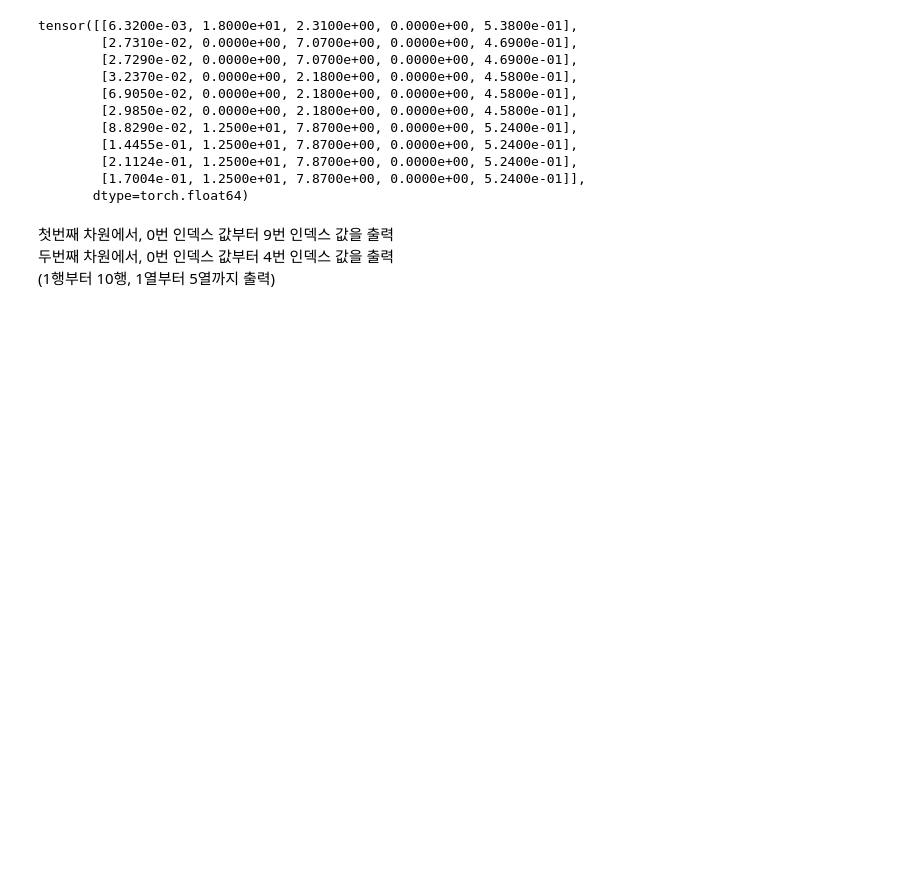
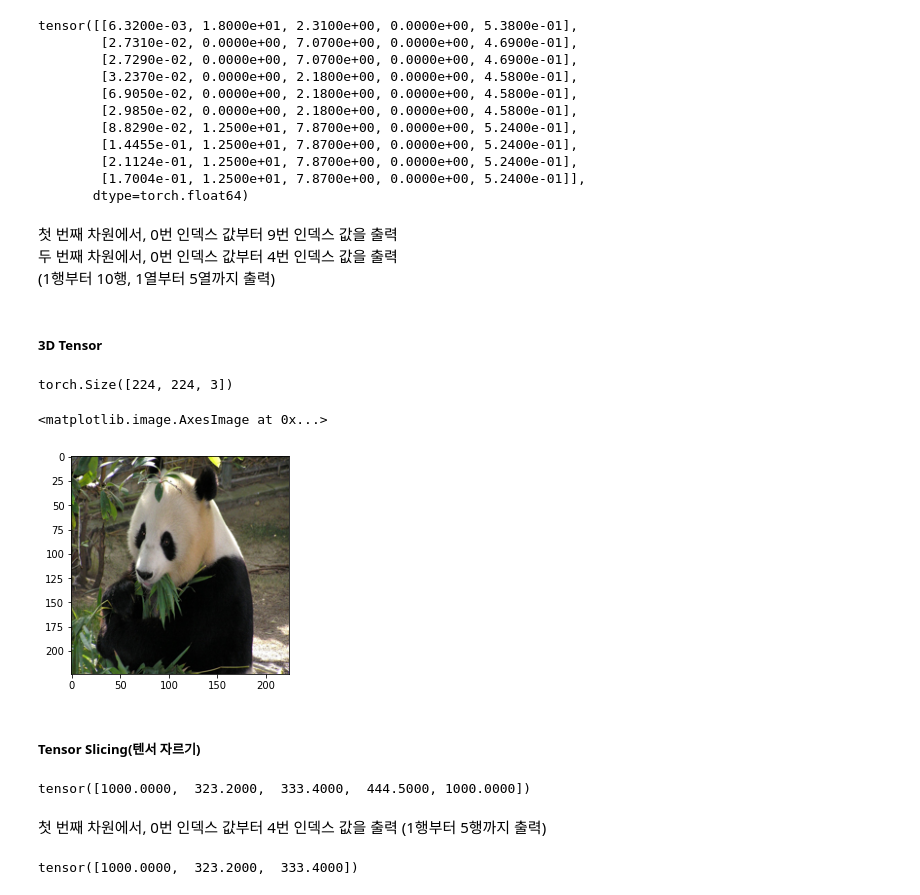
Before and after one commit to Hyyena/Study_DeepLearning_with_PyTorch, a Jupyter notebook: Chapter 02/2. Building Blocks of Neural Networks.ipynb, the cells around one changed output. Cells and saved outputs as stored; diff of their text form; code cells hidden in the pictures; blank space fills up the shorter version.

```diff
--- a/Chapter 02/2. Building Blocks of Neural Networks.ipynb
+++ b/Chapter 02/2. Building Blocks of Neural Networks.ipynb
@@ -88,6 +88,23 @@ tensor([[6.3200e-03, 1.8000e+01, 2.3100e+00, 0.0000e+00, 5.3800e-01],
         [1.7004e-01, 1.2500e+01, 7.8700e+00, 0.0000e+00, 5.2400e-01]],
        dtype=torch.float64)
 # %% [markdown]
-첫번째 차원에서, 0번 인덱스 값부터 9번 인덱스 값을 출력<br/>
-두번째 차원에서, 0번 인덱스 값부터 4번 인덱스 값을 출력<br/>
+첫 번째 차원에서, 0번 인덱스 값부터 9번 인덱스 값을 출력<br/>
+두 번째 차원에서, 0번 인덱스 값부터 4번 인덱스 값을 출력<br/>
 (1행부터 10행, 1열부터 5열까지 출력)
+# %% [markdown]
+##### 3D Tensor
+# %%
+from PIL import Image
+
+panda = np.array(Image.open('../images/B09301_03_12.jpg').resize((224, 224)))
+panda_tensor = torch.from_numpy(panda)
+panda_tensor.size()
+# %% [output]
+torch.Size([224, 224, 3])
+# %%
+plt.imshow(panda)
+# %% [output]
+<matplotlib.image.AxesImage at 0x...>
+[figure, added]
+# %% [markdown]
+##### Tensor Slicing(텐서 자르기)
@@ -93,0 +113,10 @@ tensor([[6.3200e-03, 1.8000e+01, 2.3100e+00, 0.0000e+00, 5.3800e-01],
+# %%
+sales[:5]
+# %% [output]
+tensor([1000.0000,  323.2000,  333.4000,  444.5000, 1000.0000])
+# %% [markdown]
+첫 번째 차원에서, 0번 인덱스 값부터 4번 인덱스 값을 출력 (1행부터 5행까지 출력)
+# %%
+sales[:-5]
+# %% [output]
+tensor([1000.0000,  323.2000,  333.4000])
```
Also changed, not shown: parts of 11 cells of this notebook.
